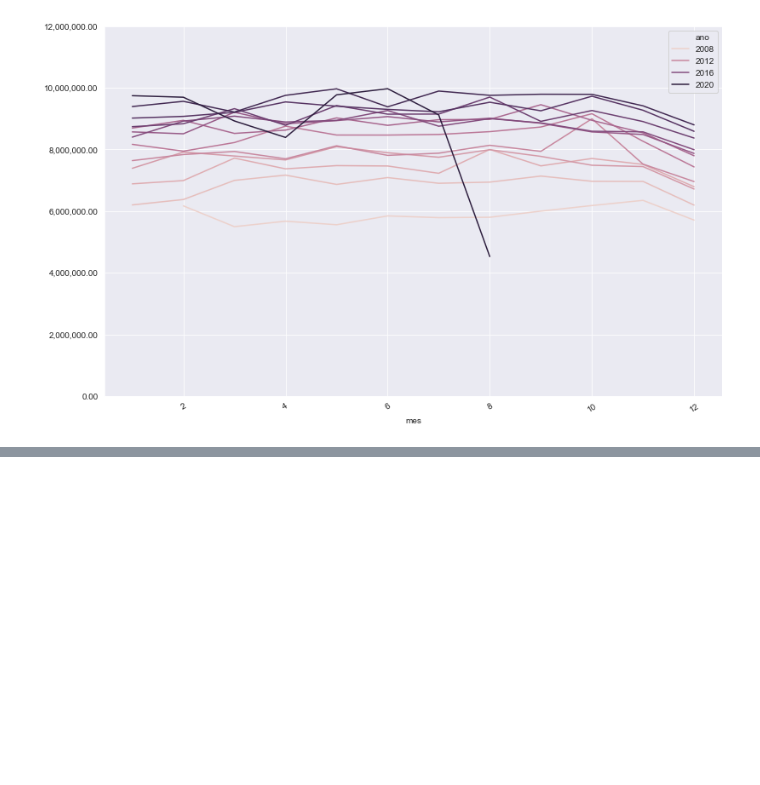
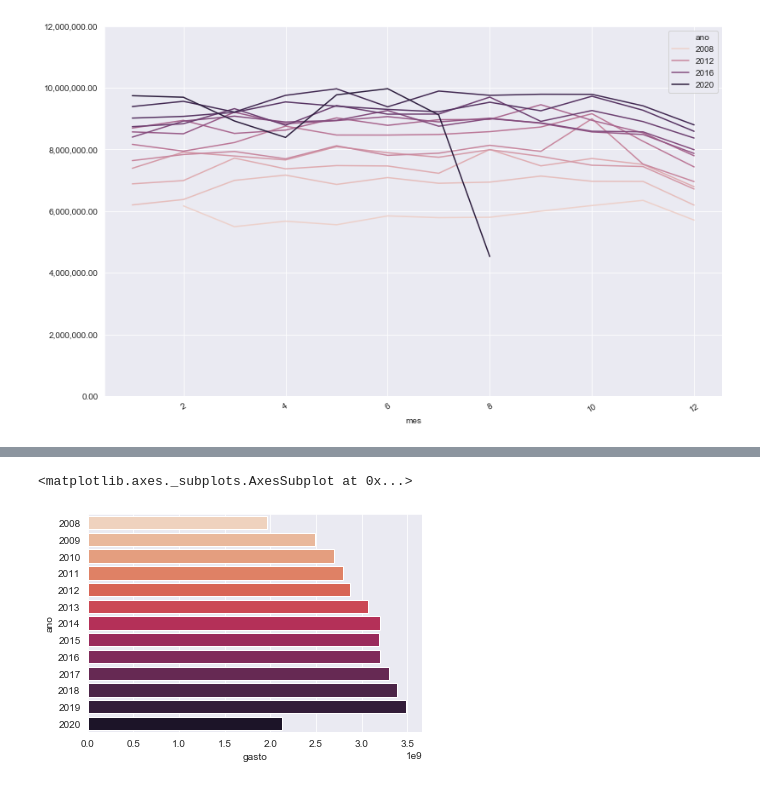
Before and after one commit to Colognesi/Bootcamp-DataScience, a Jupyter notebook: Modulo II - Tratamento, Exploração e Visualização de dados/Projeto/Modulo II.ipynb, the cells around one changed output, grey strips where cells are left out. Cells and saved outputs as stored; diff of their text form; code cells hidden in the pictures; blank space fills up the shorter version.

```diff
--- a/Modulo II - Tratamento, Exploração e Visualização de dados/Projeto/Modulo II.ipynb
+++ b/Modulo II - Tratamento, Exploração e Visualização de dados/Projeto/Modulo II.ipynb
@@ -484,0 +514,5 @@ plt.show()
+# %%
+sns.barplot(data = gastos_por_ano, x = 'gasto', y = gastos_por_ano.index, orient = 'h', palette = sns.color_palette('rocket_r', 13))
+# %% [output]
+<matplotlib.axes._subplots.AxesSubplot at 0x...>
+[figure, added]
```
Also changed, not shown: parts of 12 cells of this notebook, 4 other files.
